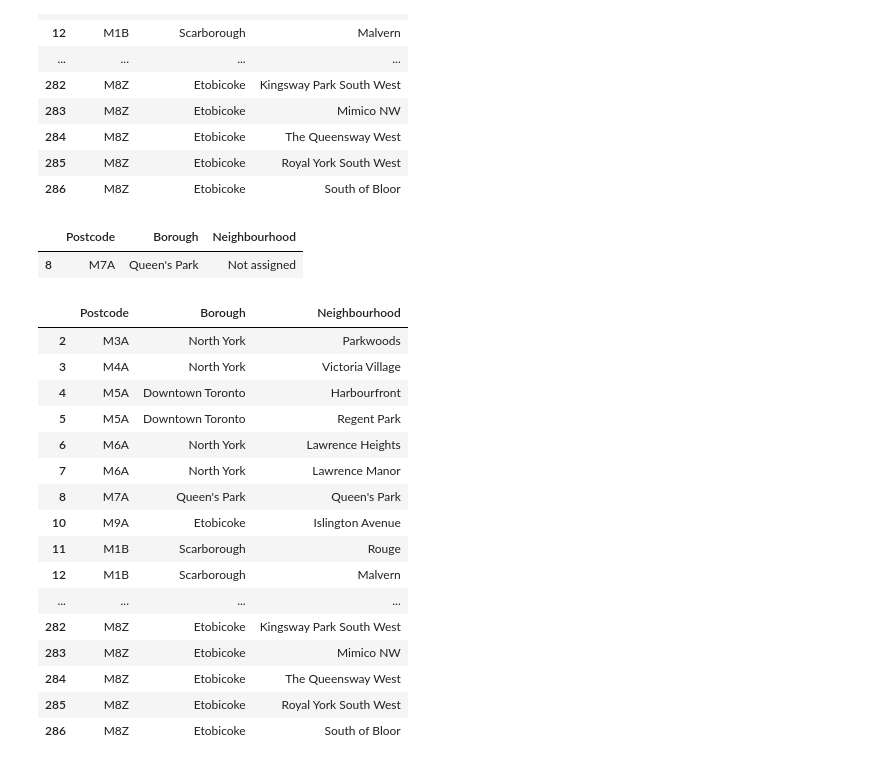
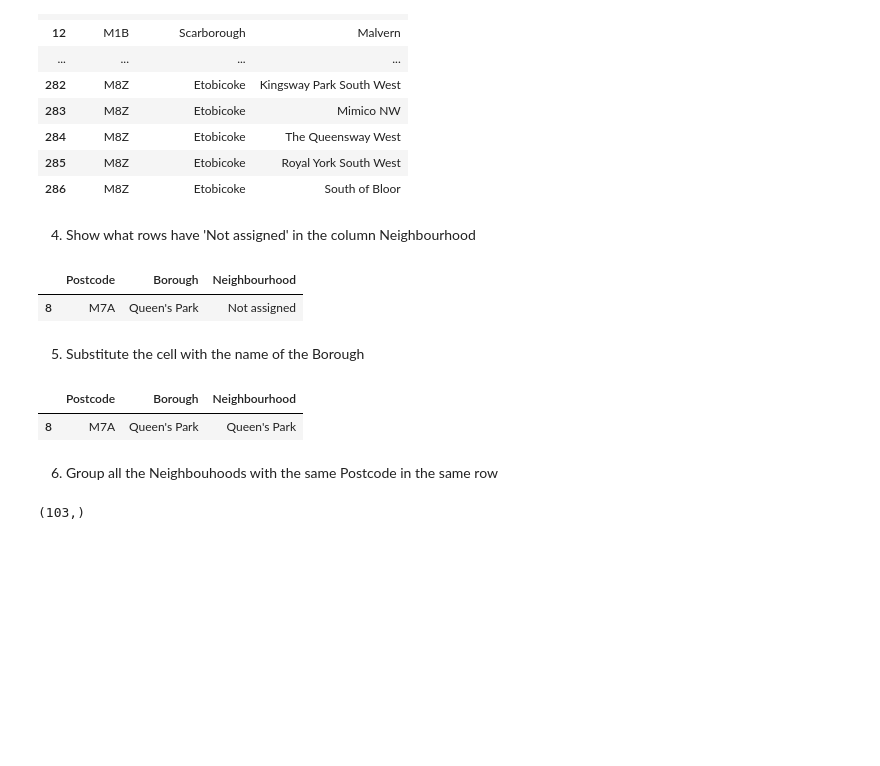
Before and after one commit to rodrigolaa/Coursera_Capstone, a Jupyter notebook: Toronto Neighborhoos project.ipynb, the cells around one changed output. Drawn from its saved outputs; the diff is of its cells as text; code cells hidden in the pictures; blank space fills up the shorter version.

```diff
--- a/Toronto Neighborhoos project.ipynb
+++ b/Toronto Neighborhoos project.ipynb
@@ -71,32 +77,25 @@ df_toronto
 | 284 | M8Z | Etobicoke | The Queensway West |
 | 285 | M8Z | Etobicoke | Royal York South West |
 | 286 | M8Z | Etobicoke | South of Bloor |
+# %% [markdown]
+4) Show what rows have 'Not assigned' in the column Neighbourhood
 # %%
 df_toronto[df_toronto.Neighbourhood == 'Not assigned']
 # %% [output]
 |  | Postcode | Borough | Neighbourhood |
 | 8 | M7A | Queen's Park | Not assigned |
+# %% [markdown]
+5) Substitute the cell with the name of the Borough
 # %%
 df_toronto.at[8,'Neighbourhood'] = df_toronto['Borough'][8]
-df_toronto
+df_toronto.loc[df_toronto.index == 8]
 # %% [output]
 |  | Postcode | Borough | Neighbourhood |
-| 2 | M3A | North York | Parkwoods |
-| 3 | M4A | North York | Victoria Village |
-| 4 | M5A | Downtown Toronto | Harbourfront |
-| 5 | M5A | Downtown Toronto | Regent Park |
-| 6 | M6A | North York | Lawrence Heights |
-| 7 | M6A | North York | Lawrence Manor |
 | 8 | M7A | Queen's Park | Queen's Park |
-| 10 | M9A | Etobicoke | Islington Avenue |
-| 11 | M1B | Scarborough | Rouge |
-| 12 | M1B | Scarborough | Malvern |
-| ... | ... | ... | ... |
-| 282 | M8Z | Etobicoke | Kingsway Park South West |
-| 283 | M8Z | Etobicoke | Mimico NW |
-| 284 | M8Z | Etobicoke | The Queensway West |
-| 285 | M8Z | Etobicoke | Royal York South West |
-| 286 | M8Z | Etobicoke | South of Bloor |
+# %% [markdown]
+6) Group all the Neighbouhoods with the same Postcode in the same row
 # %%
-s = df_toronto['Postcode'].unique()
+df_toronto['Postcode'].unique().shape
+# %% [output]
+(103,)
 # %%
```
Also changed, not shown: parts of 6 cells of this notebook.
